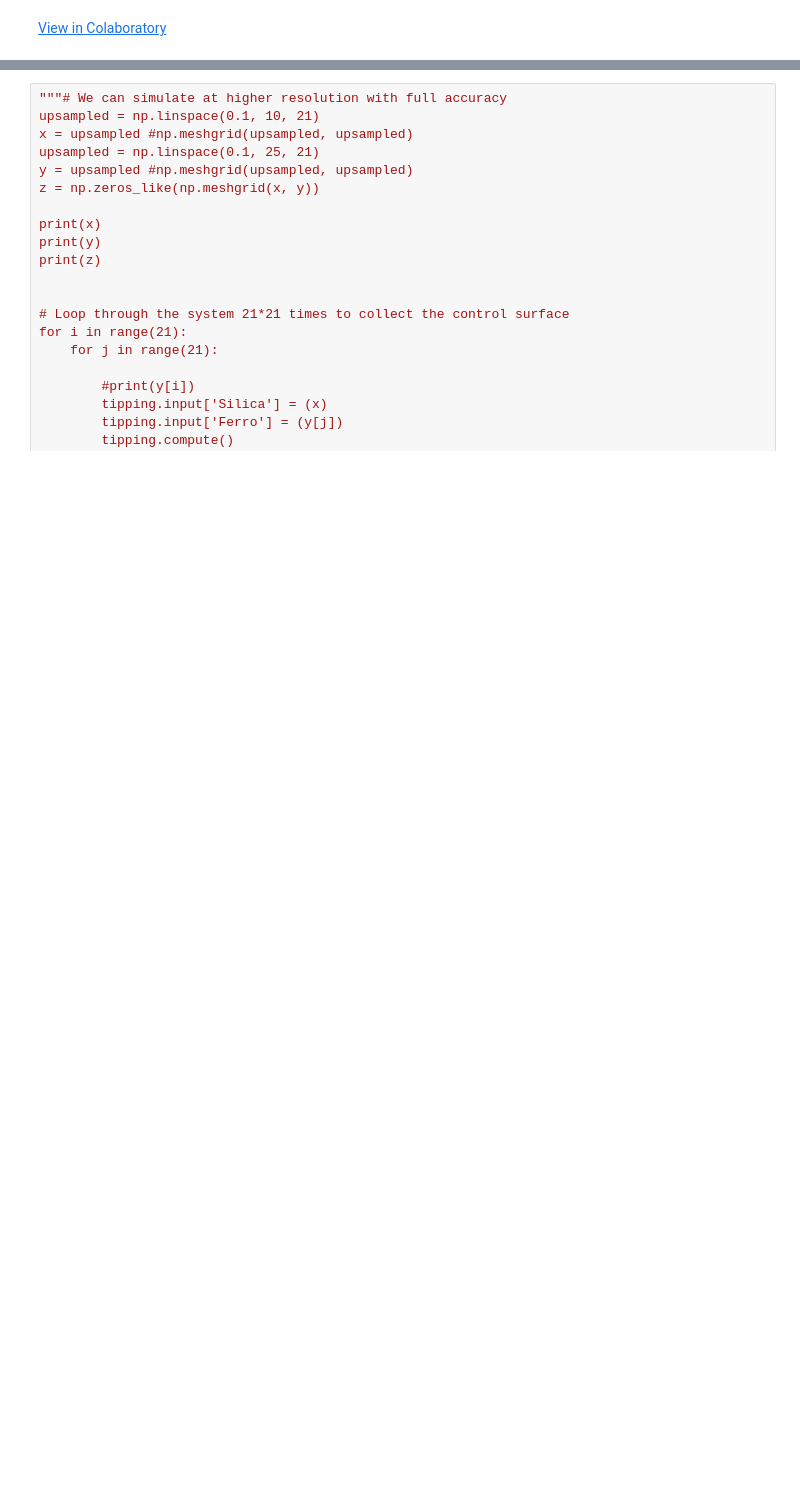
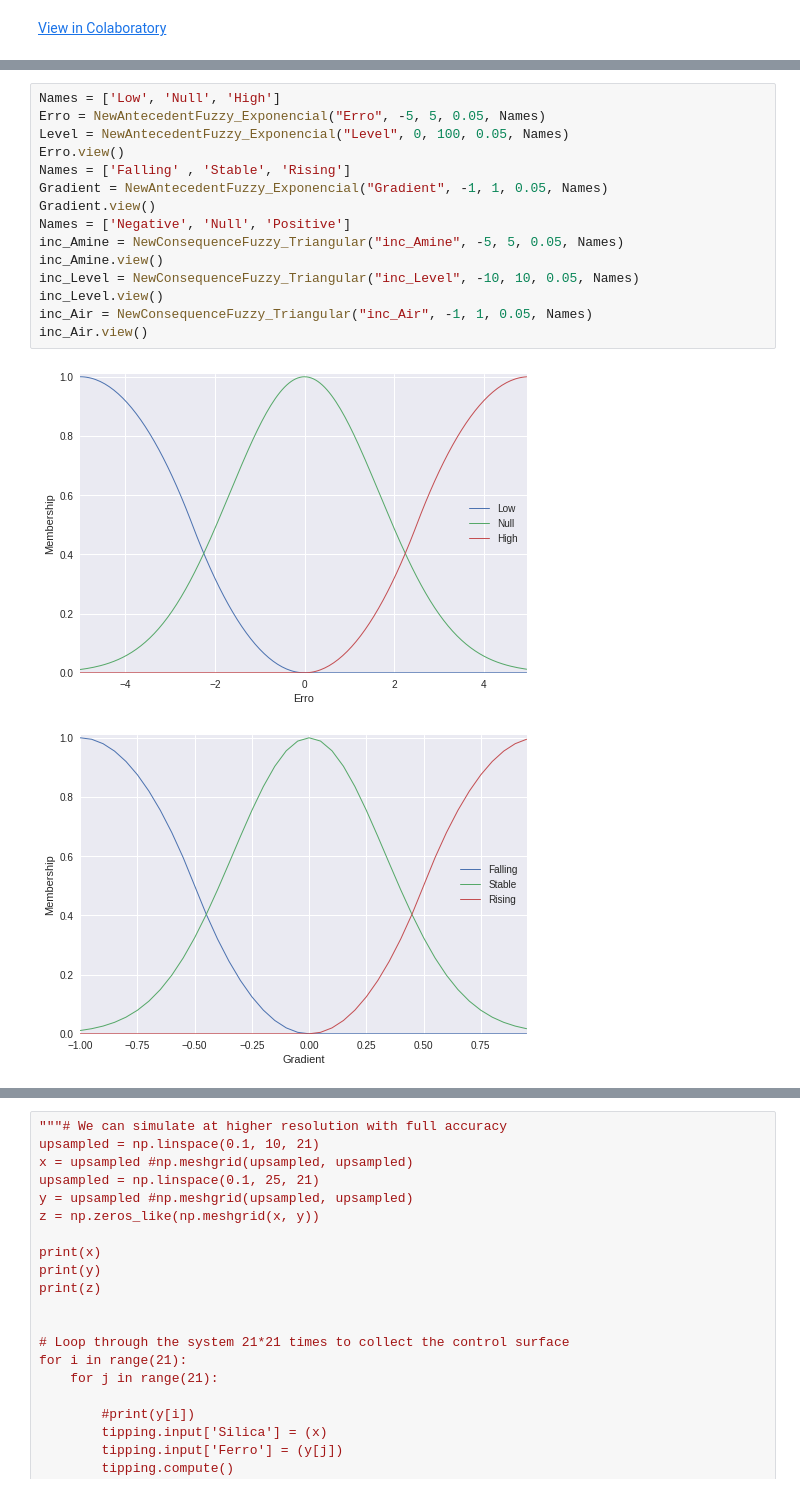
Before and after one commit to thimotio/ExpertSystem, a Jupyter notebook: Froth_Flotation_Fuzzy_Control_v01.ipynb, the cells around one changed output, grey strips where cells are left out. Saved outputs shown, nothing was run; the diff lists cells and outputs as text; blank space fills up the shorter version.

```diff
--- a/Froth_Flotation_Fuzzy_Control_v01.ipynb
+++ b/Froth_Flotation_Fuzzy_Control_v01.ipynb
@@ -253,0 +192,18 @@ A dosagem de Amina será incrementada de = 3.322403554287642
+# %%
+Names = ['Low', 'Null', 'High']
+Erro = NewAntecedentFuzzy_Exponencial("Erro", -5, 5, 0.05, Names)
+Level = NewAntecedentFuzzy_Exponencial("Level", 0, 100, 0.05, Names)
+Erro.view()
+Names = ['Falling' , 'Stable', 'Rising']
+Gradient = NewAntecedentFuzzy_Exponencial("Gradient", -1, 1, 0.05, Names)
+Gradient.view()
+Names = ['Negative', 'Null', 'Positive']
+inc_Amine = NewConsequenceFuzzy_Triangular("inc_Amine", -5, 5, 0.05, Names)
+inc_Amine.view()
+inc_Level = NewConsequenceFuzzy_Triangular("inc_Level", -10, 10, 0.05, Names)
+inc_Level.view()
+inc_Air = NewConsequenceFuzzy_Triangular("inc_Air", -1, 1, 0.05, Names)
+inc_Air.view()
+# %% [output]
+[figure, added]
+[figure, added]
```
Also changed, not shown: parts of 26 cells of this notebook.
